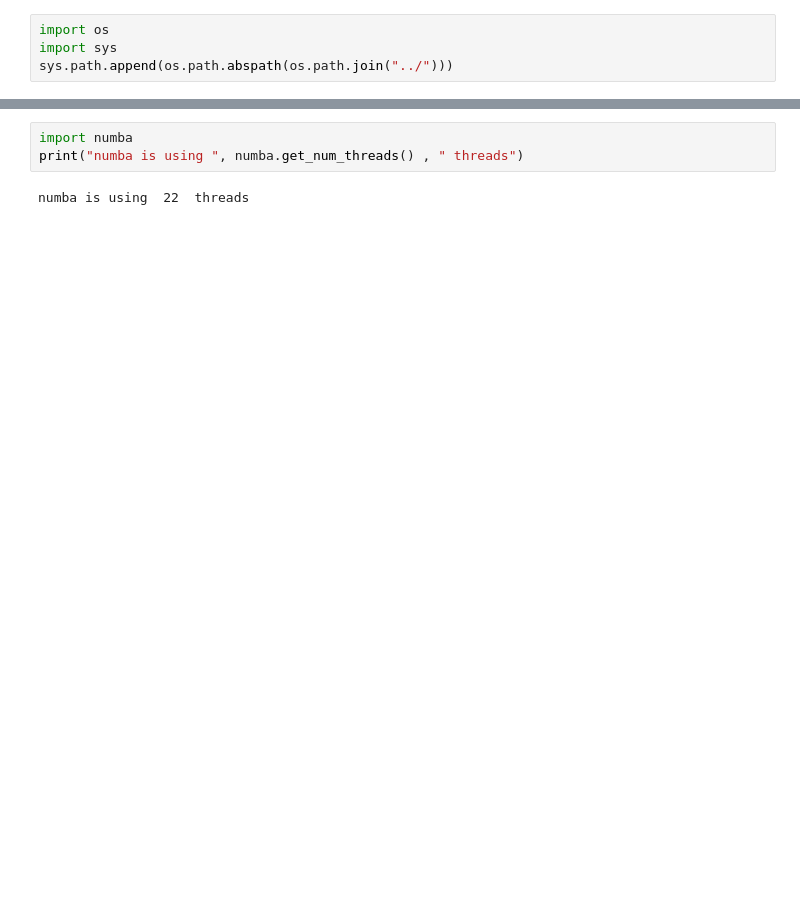
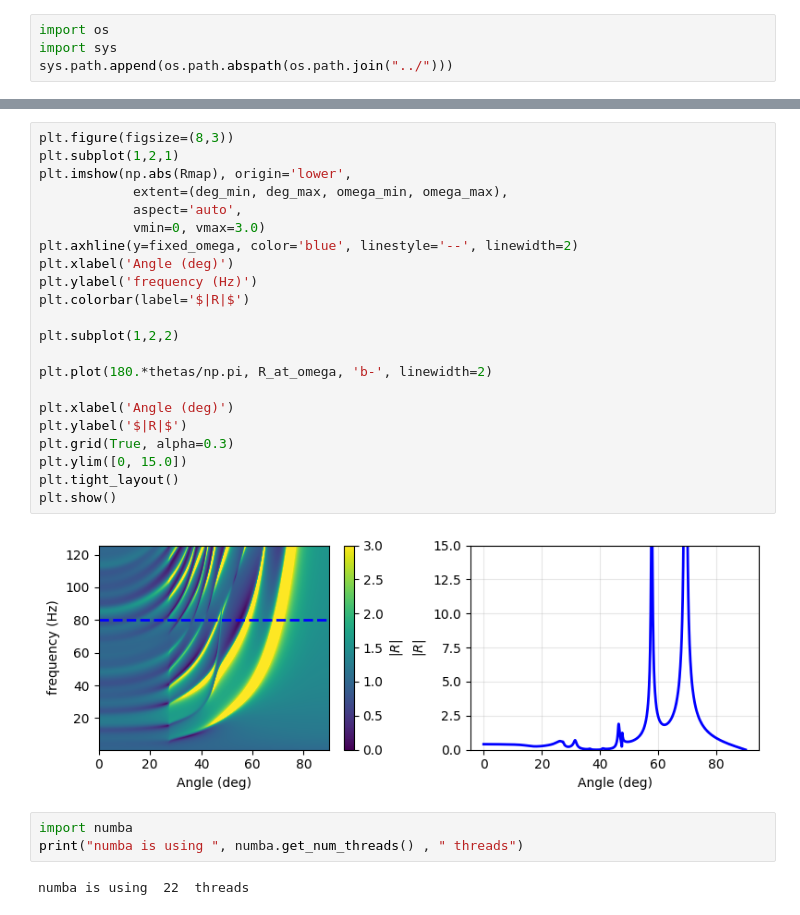
Before and after one commit to pmarchne/reflectivity-acoustic, a Jupyter notebook: notebooks/seismogram.ipynb, the cells around one changed output, grey strips where cells are left out. Saved outputs shown, nothing was run; the diff lists cells and outputs as text; blank space fills up the shorter version.

```diff
--- a/notebooks/seismogram.ipynb
+++ b/notebooks/seismogram.ipynb
@@ -106,3 +93,27 @@ Fortran reflectivity elapsed time: 0.36 s
+# %%
+plt.figure(figsize=(8,3))
+plt.subplot(1,2,1)
+plt.imshow(np.abs(Rmap), origin='lower',
+            extent=(deg_min, deg_max, omega_min, omega_max),
+            aspect='auto',
+            vmin=0, vmax=3.0)
+plt.axhline(y=fixed_omega, color='blue', linestyle='--', linewidth=2)
+plt.xlabel('Angle (deg)')
+plt.ylabel('frequency (Hz)')
+plt.colorbar(label='$|R|$')
+
+plt.subplot(1,2,2)
+
+plt.plot(180.*thetas/np.pi, R_at_omega, 'b-', linewidth=2)
+
+plt.xlabel('Angle (deg)')
+plt.ylabel('$|R|$')
+plt.grid(True, alpha=0.3)
+plt.ylim([0, 15.0])
+plt.tight_layout()
+plt.show()
+# %% [output]
+[figure, added]
 # %%
 import numba
 print("numba is using ", numba.get_num_threads() , " threads")
```
Also changed, not shown: parts of 9 cells of this notebook, 16 other files.
